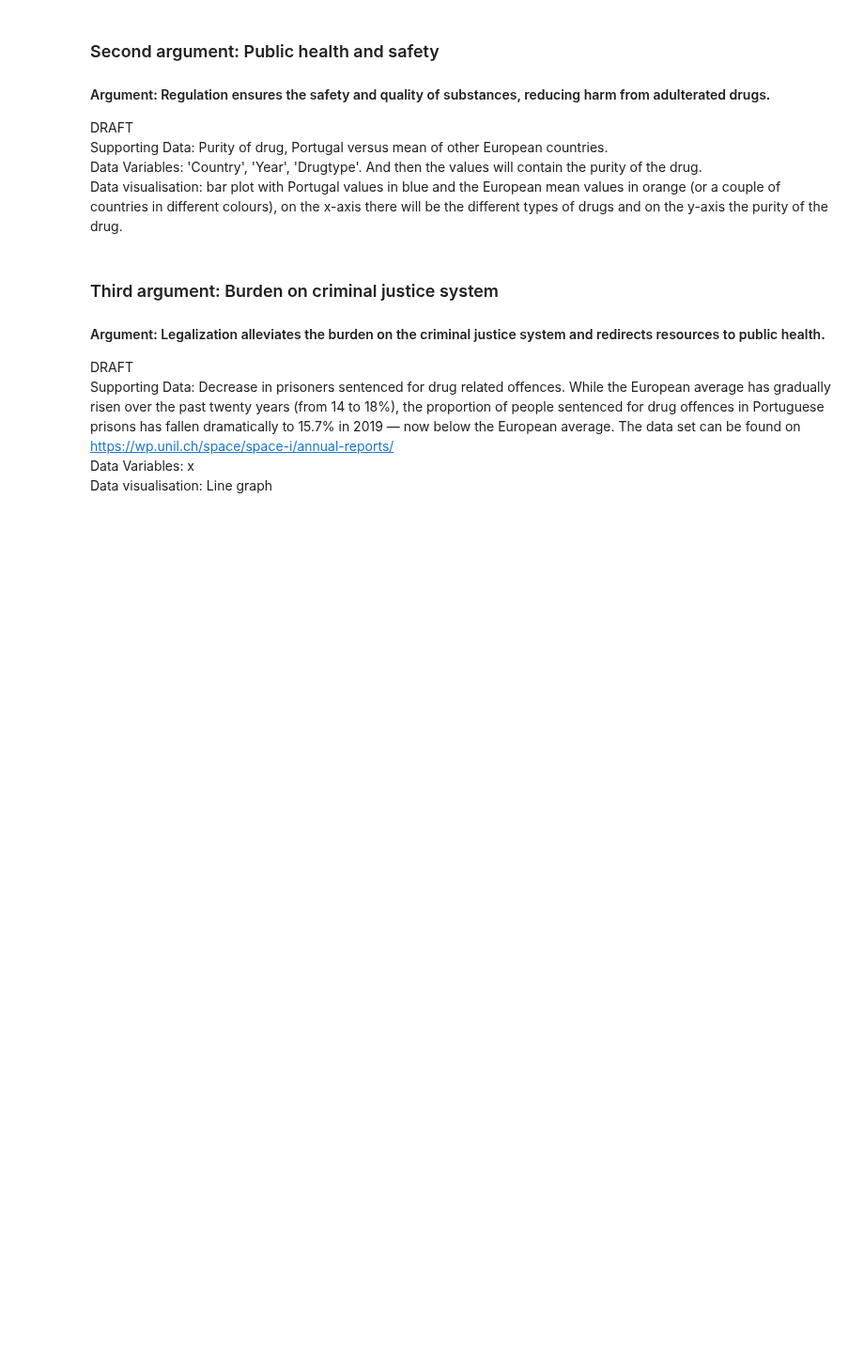
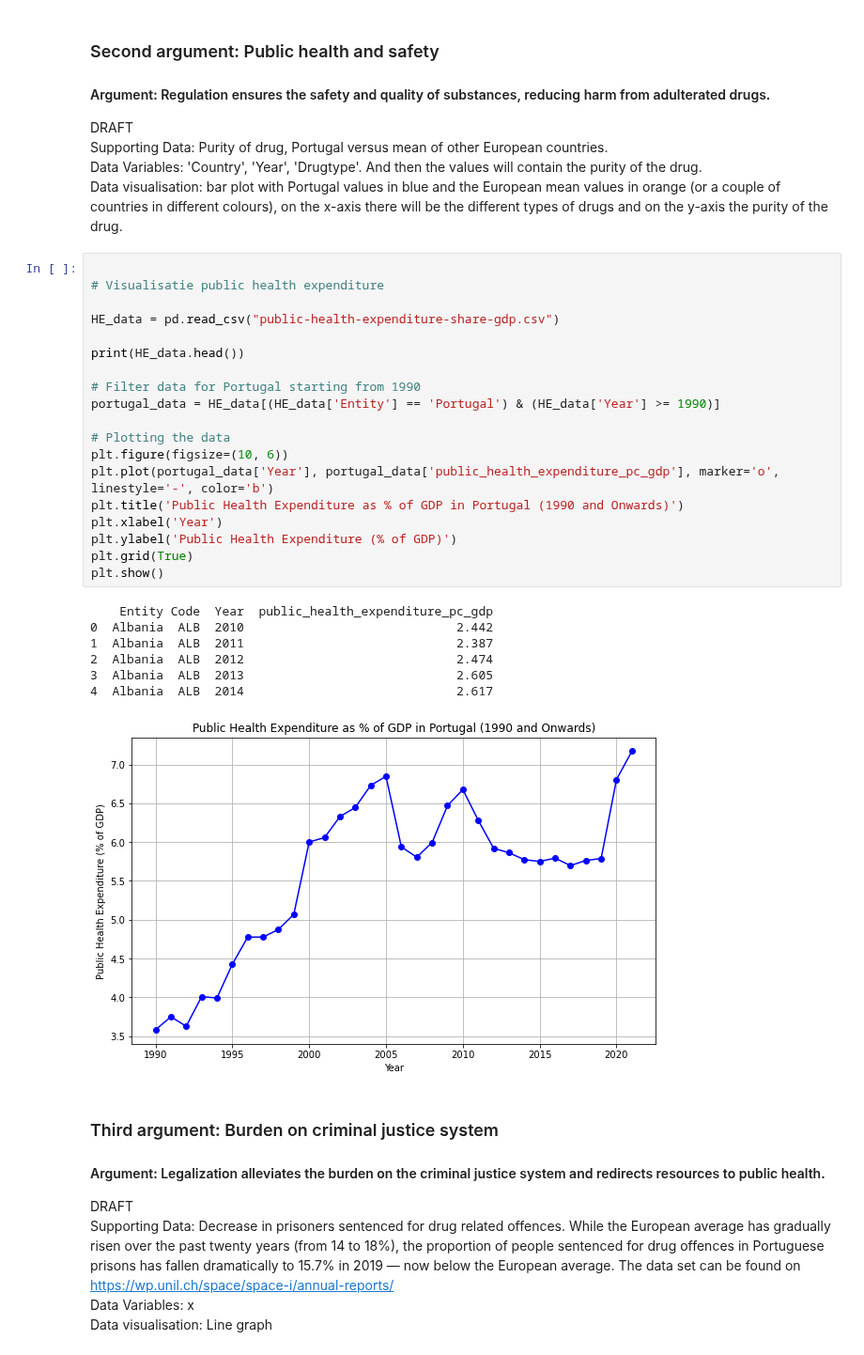
Before and after one commit to ChiaraPatania/InfoVis, a Jupyter notebook: _build/jupyter_execute/docs/draft_drugs.ipynb, the cells around one changed output. Shown at 94% size. Saved outputs shown, nothing was run; the diff lists cells and outputs as text; blank space fills up the shorter version.

```diff
--- a/_build/jupyter_execute/docs/draft_drugs.ipynb
+++ b/_build/jupyter_execute/docs/draft_drugs.ipynb
@@ -163,6 +375,33 @@ Supporting Data: Purity of drug, Portugal versus mean of other European countrie
 Data Variables: 'Country', 'Year', 'Drugtype'. And then the values will contain the purity of the drug.
 <br>
 Data visualisation: bar plot with Portugal values in blue and the European mean values in orange (or a couple of countries in different colours), on the x-axis there will be the different types of drugs and on the y-axis the purity of the drug.
+# %%
+
+# Visualisatie public health expenditure
+
+HE_data = pd.read_csv("public-health-expenditure-share-gdp.csv")
+
+print(HE_data.head())
+
+# Filter data for Portugal starting from 1990
+portugal_data = HE_data[(HE_data['Entity'] == 'Portugal') & (HE_data['Year'] >= 1990)]
+
+# Plotting the data
+plt.figure(figsize=(10, 6))
+plt.plot(portugal_data['Year'], portugal_data['public_health_expenditure_pc_gdp'], marker='o', linestyle='-', color='b')
+plt.title('Public Health Expenditure as % of GDP in Portugal (1990 and Onwards)')
+plt.xlabel('Year')
+plt.ylabel('Public Health Expenditure (% of GDP)')
+plt.grid(True)
+plt.show()
+# %% [output]
+    Entity Code  Year  public_health_expenditure_pc_gdp
+0  Albania  ALB  2010                             2.442
+1  Albania  ALB  2011                             2.387
+2  Albania  ALB  2012                             2.474
+3  Albania  ALB  2013                             2.605
+4  Albania  ALB  2014                             2.617
+[figure, added]
 # %% [markdown]
 ### Third argument: Burden on criminal justice system
 #### Argument: Legalization alleviates the burden on the criminal justice system and redirects resources to public health.
```
Also changed, not shown: parts of 3 cells of this notebook, 12 other files.
